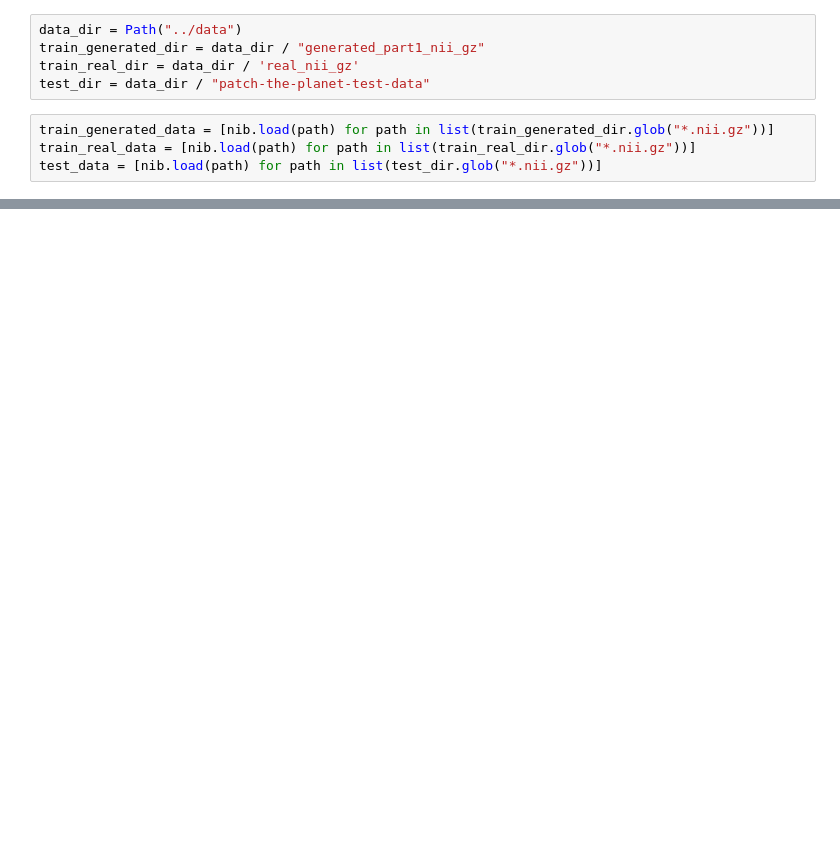
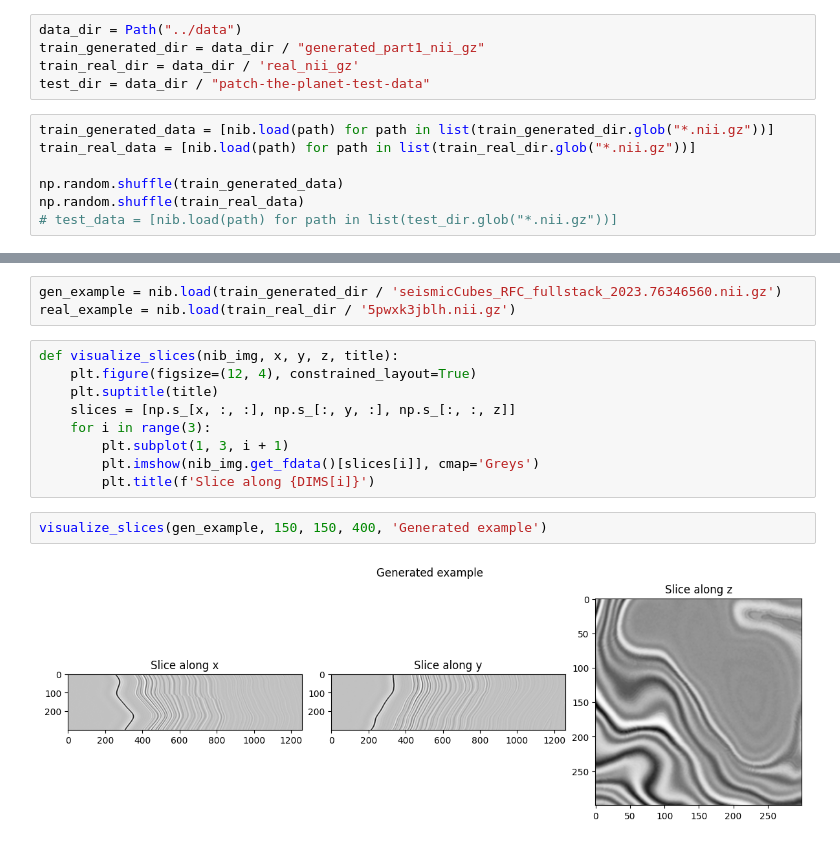
Before and after one commit to Solvro/ml-ptp-team2, a Jupyter notebook: notebooks/eda.ipynb, the cells around one changed output, grey strips where cells are left out. Saved outputs shown, nothing was run; the diff lists cells and outputs as text; blank space fills up the shorter version.

```diff
--- a/notebooks/eda.ipynb
+++ b/notebooks/eda.ipynb
@@ -23,4 +30,7 @@ test_dir = data_dir / "patch-the-planet-test-data"
 # %%
 train_generated_data = [nib.load(path) for path in list(train_generated_dir.glob("*.nii.gz"))]
 train_real_data = [nib.load(path) for path in list(train_real_dir.glob("*.nii.gz"))]
-test_data = [nib.load(path) for path in list(test_dir.glob("*.nii.gz"))]
+
+np.random.shuffle(train_generated_data)
+np.random.shuffle(train_real_data)
+# test_data = [nib.load(path) for path in list(test_dir.glob("*.nii.gz"))]
@@ -53,0 +145,16 @@ Real Image (other volume)
+# %%
+gen_example = nib.load(train_generated_dir / 'seismicCubes_RFC_fullstack_2023.76346560.nii.gz')
+real_example = nib.load(train_real_dir / '5pwxk3jblh.nii.gz')
+# %%
+def visualize_slices(nib_img, x, y, z, title):
+    plt.figure(figsize=(12, 4), constrained_layout=True)
+    plt.suptitle(title)
+    slices = [np.s_[x, :, :], np.s_[:, y, :], np.s_[:, :, z]]
+    for i in range(3):
+        plt.subplot(1, 3, i + 1)
+        plt.imshow(nib_img.get_fdata()[slices[i]], cmap='Greys')
+        plt.title(f'Slice along {DIMS[i]}')
+# %%
+visualize_slices(gen_example, 150, 150, 400, 'Generated example')
+# %% [output]
+[figure, added]
```
Also changed, not shown: parts of 48 cells of this notebook, 11 other files.
